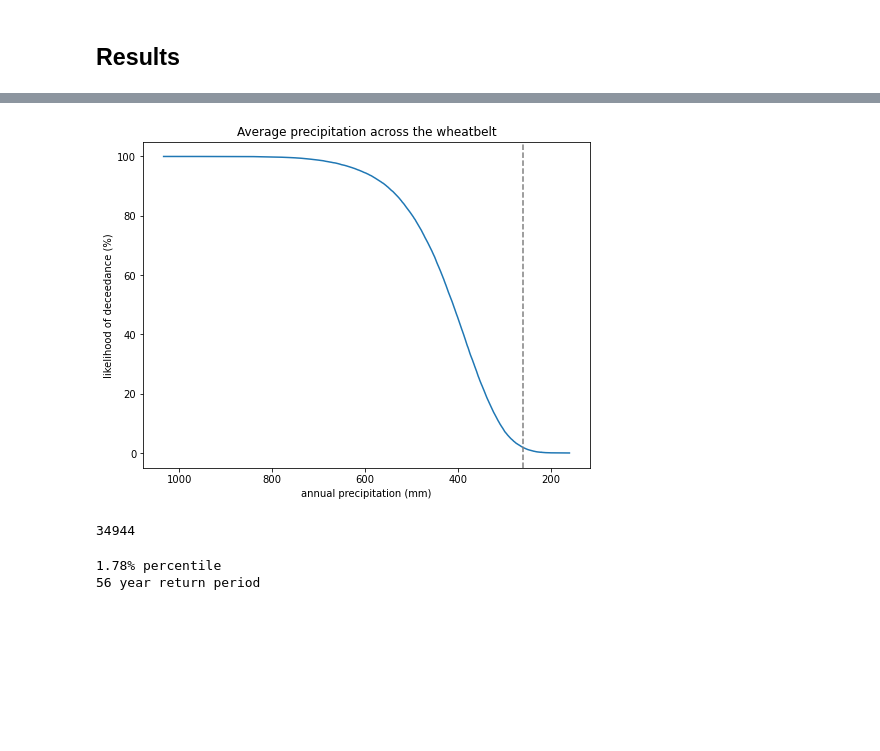
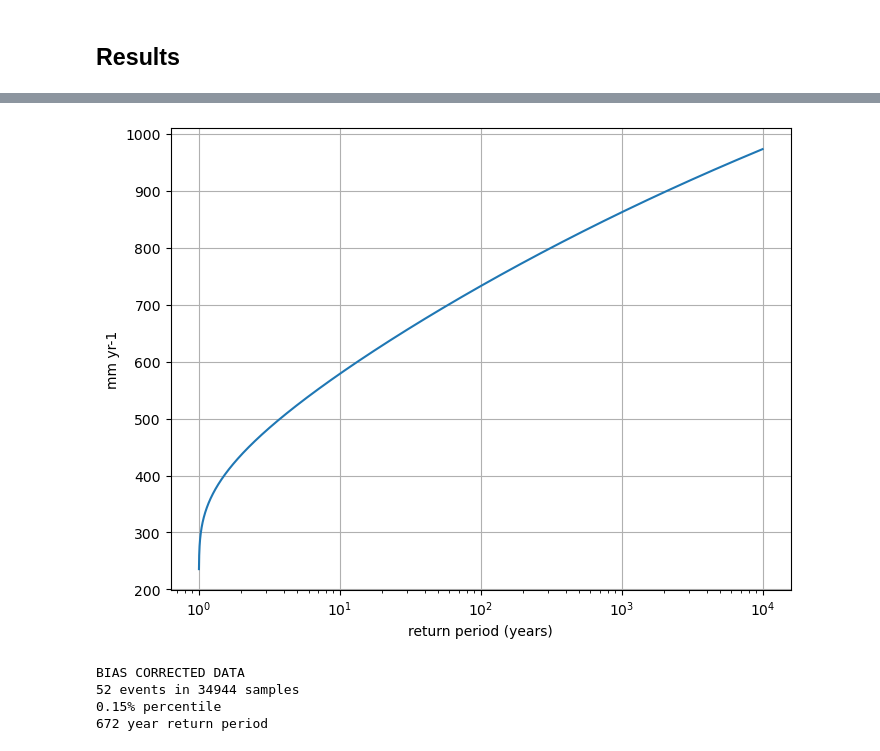
Before and after one commit to AusClimateService/unseen, a Jupyter notebook: docs/user_guide/worked_example.ipynb, the cells around one changed output, grey strips where cells are left out. Saved outputs shown, nothing was run; the diff lists cells and outputs as text; code cells hidden in the pictures; blank space fills up the shorter version.

```diff
--- a/docs/user_guide/worked_example.ipynb
+++ b/docs/user_guide/worked_example.ipynb
@@ -53,6 +62,3 @@ Attributes: (12/29)
-# %%
-agcd_ds = agcd_ds.squeeze(drop=True)
-agcd_ds = agcd_ds.dropna('time')
 # %%
 print(agcd_ds)
 # %% [output]
@@ -139,7 +129,8 @@ print(cafe_files)
 # %%
 cafe_ds = fileio.open_mfforecast(cafe_files,
     variables=['pr'],
-    spatial_coords=[-44, -11, 113, 154],
+    lat_bnds=[-44, -11],
+    lon_bnds=[113, 154],
     shapefile='wheatbelt.zip',
     spatial_agg='mean',
     time_freq='A-DEC',
@@ -172,5 +145,3 @@ To avoid creating the large chunks, set the option
-# %%
-cafe_ds = cafe_ds.squeeze(drop=True)
 # %%
 print(cafe_ds)
 # %% [output]
@@ -420,5 +349,5 @@ array([0.23397436, 0.20032051, 0.15164263, 0.15805288, 0.19290865,
 # %% [markdown]
 ## Results
 # %%
-cafe_da_indep_stacked = cafe_da_indep.dropna('lead_time').stack({'sample': ['ensemble', 'init_date', 'lead_time']})
+cafe_da_bc_stacked = cafe_da_bc.dropna('lead_time').stack({'sample': ['ensemble', 'init_date', 'lead_time']})
 # %%
@@ -449,26 +374,19 @@ print(pr2019)
 # %%
-fig = plt.figure(figsize=[8, 6])
-ax = fig.add_subplot()
-ax.plot(sorted_data, deceedance)
-ax.invert_xaxis()
-ax.set_title(f'Average precipitation across the wheatbelt')
-ax.set_ylabel('likelihood of deceedance (%)')
-ax.set_xlabel('annual precipitation (mm)')
-
-ax.axvline(pr2019, color='0.5', linestyle='--')
-
-plt.savefig('deceedance_curve.png',
-            bbox_inches='tight', facecolor='white', dpi=200)
+stability.plot_return(cafe_da_bc_stacked, 'gev')
 # %% [output]
-[figure, old version]
+[figure, new version]
-# %%
-len(sorted_data)
-# %% [output]
-34944
-# %%
-percentile, return_period = general_utils.event_in_context(sorted_data, pr2019, 'below')
-print(f'{percentile:.2f}% percentile')
-print(f'{return_period:.0f} year return period')
-# %% [output]
-1.78% percentile
-56 year return period
+# %%
+n_events_bc, n_population_bc, return_period_bc, percentile_bc = general_utils.event_in_context(
+    cafe_da_bc_stacked.values,
+    pr2019,
+    'below',
+)
+print('BIAS CORRECTED DATA')
+print(f'{n_events_bc} events in {n_population_bc} samples')
+print(f'{percentile_bc:.2f}% percentile')
+print(f'{return_period_bc:.0f} year return period')
+# %% [output]
+BIAS CORRECTED DATA
+52 events in 34944 samples
+0.15% percentile
+672 year return period
```
Also changed, not shown: parts of 39 cells of this notebook, 8 other files.
